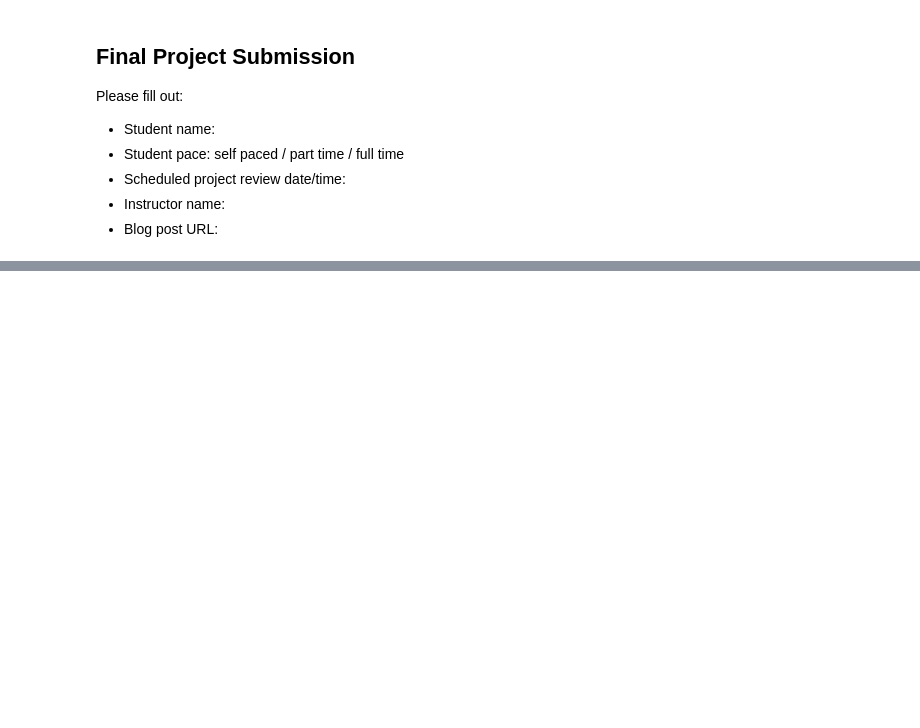
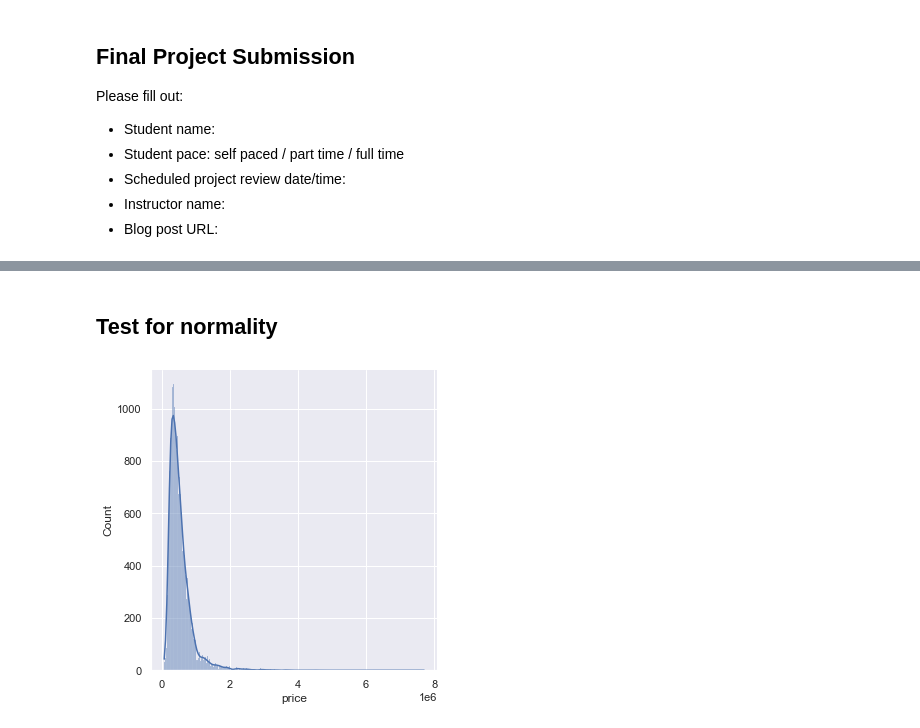
Before and after one commit to Opiyow/dsc-phase-2-project, a Jupyter notebook: PHASE 2 PROJECT.ipynb, the cells around one changed output, grey strips where cells are left out. Cells and saved outputs as stored; diff of their text form; code cells hidden in the pictures; blank space fills up the shorter version.

```diff
--- a/PHASE 2 PROJECT.ipynb
+++ b/PHASE 2 PROJECT.ipynb
@@ -60,0 +223,4 @@ data.describe()
+# %%
+# we pick features that show a linear relationship with price from the pairplot above
+features = data[['price','bathrooms','sqft_living','sqft_above','sqft_living15','waterfront','condition']]
+features
@@ -60,0 +241,7 @@ data.describe()
+# %% [markdown]
+
+## Test for normality
+# %%
+sns.displot(features['price'],kde=True);
+# %% [output]
+[figure, added]
```
Also changed, not shown: parts of 41 cells of this notebook.
